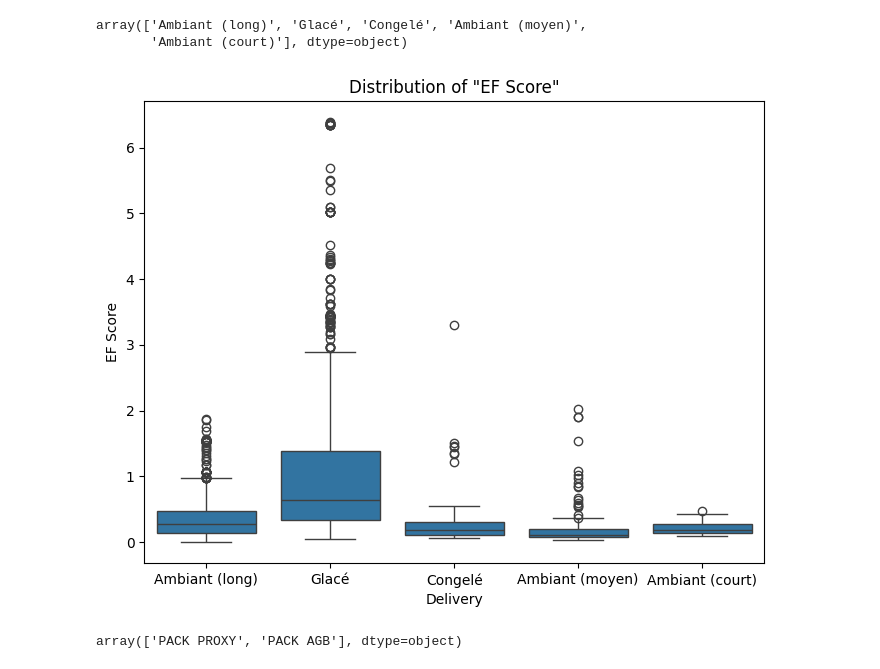
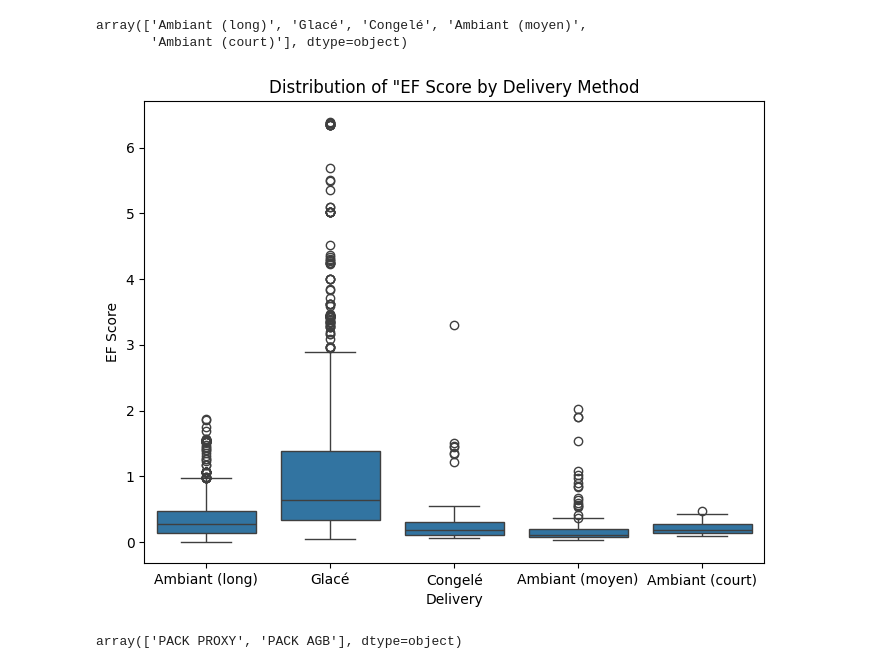
Before and after one commit to ABF-QC/Module2_Project3, a Jupyter notebook: notebook/Data_Analysis.ipynb, the cells around one changed output. Saved outputs shown, nothing was run; the diff lists cells and outputs as text; code cells hidden in the pictures.

```diff
--- a/notebook/Data_Analysis.ipynb
+++ b/notebook/Data_Analysis.ipynb
@@ -224,24 +224,24 @@ array(['Ambiant (long)', 'Glacé', 'Congelé', 'Ambiant (moyen)',
 # %%
 # Create figure and adjust size
 plt.figure(figsize=(8,6))
 
 # Create count plot
 ax = sns.boxplot(df, x='Delivery', y='EF Score', legend=False)
 
 # Add titlev
-ax.set_title('Distribution of "EF Score"')
+ax.set_title('Distribution of "EF Score by Delivery Method')
 
 # Add axis labels
 ax.set_xlabel('Delivery')
 ax.set_ylabel('EF Score')
 
-#
-#ax.set_xticklabels(['Out of season','In season', 'Mixed consumption'])
+# Save plot
+plt.savefig('../graph/Delivery.png')
 
 # Show plot
 plt.show()
 # %% [output]
-[figure, old version]
+[figure, new version]
 # %%
 df['Packaging'].unique()
 # %% [output]
```
Also changed, not shown: parts of 1 cell of this notebook, 13 other files.
